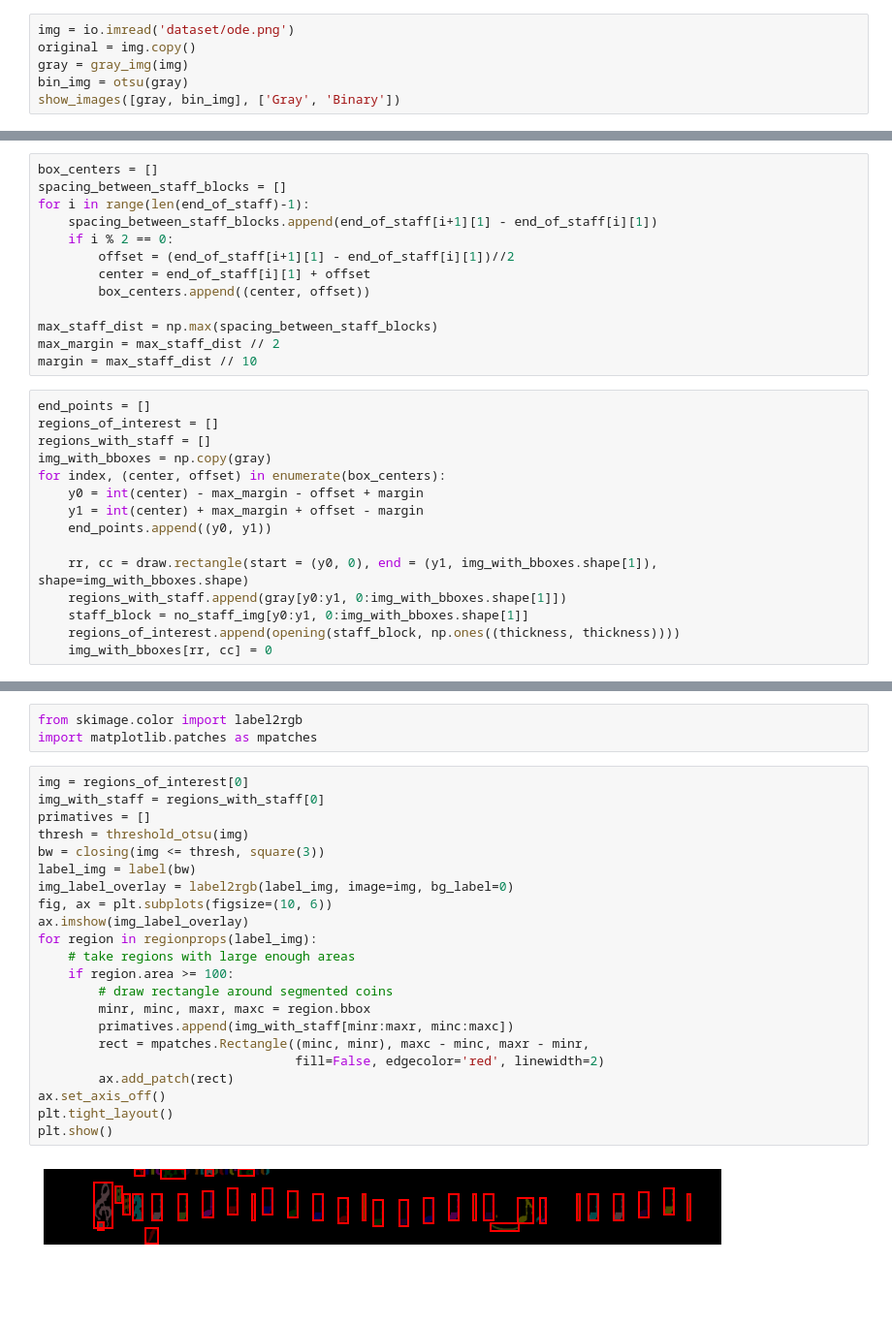
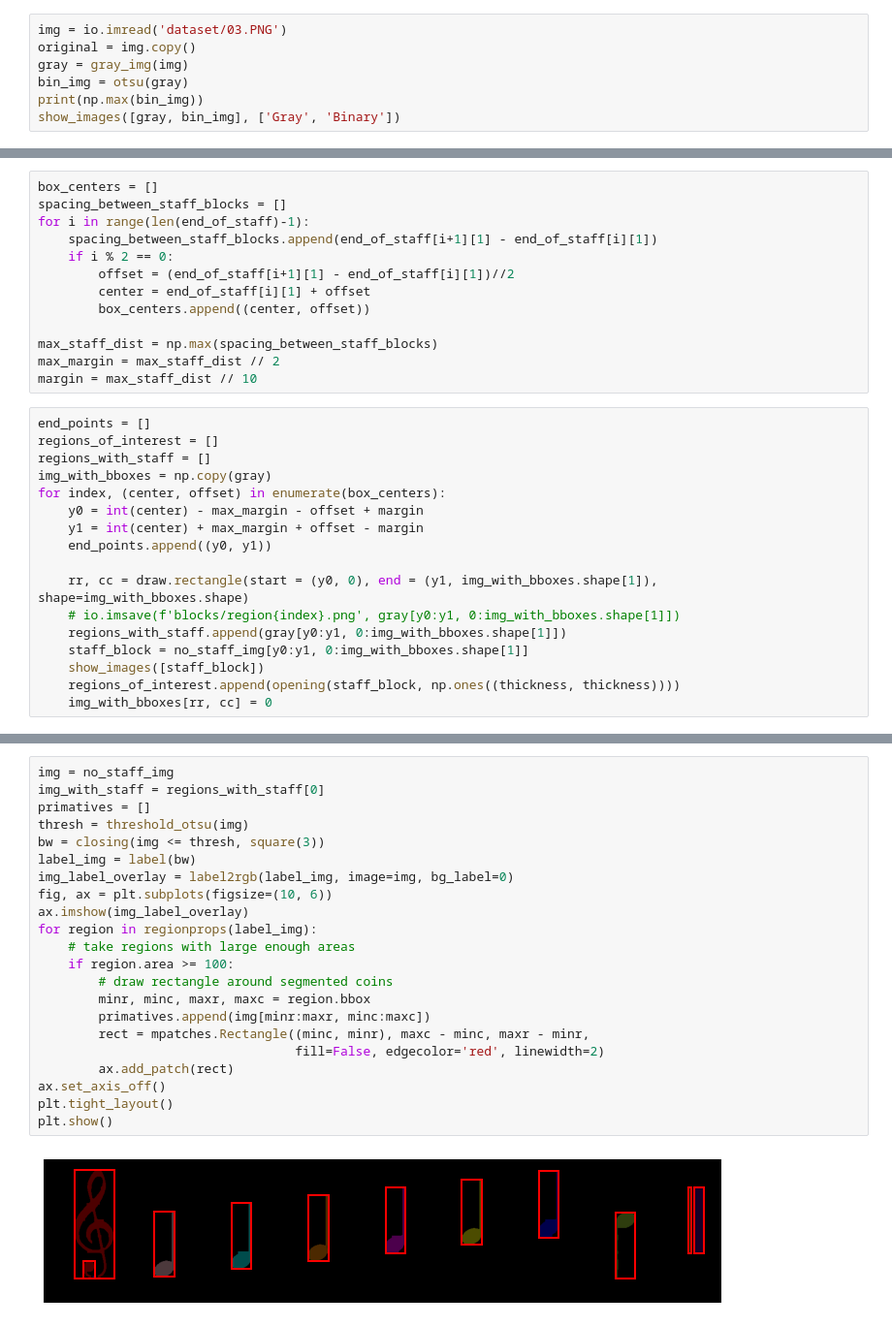
Before and after one commit to aashrafh/Mozart, a Jupyter notebook: omr3.ipynb, the cells around one changed output, grey strips where cells are left out. Shown at 97% size. Drawn from its saved outputs; the diff is of its cells as text; blank space fills up the shorter version.

```diff
--- a/omr3.ipynb
+++ b/omr3.ipynb
@@ -81,9 +82,10 @@ def remove_staff_lines(rle, vals, thickness, shape):
 
     return hv_decode(n_rle, n_vals, shape)
 # %%
-img = io.imread('dataset/ode.png')
+img = io.imread('dataset/03.PNG')
 original = img.copy()
 gray = gray_img(img)
 bin_img = otsu(gray)
+print(np.max(bin_img))
 show_images([gray, bin_img], ['Gray', 'Binary'])
 # %% [output]
@@ -155,7 +158,9 @@ for index, (center, offset) in enumerate(box_centers):
     end_points.append((y0, y1))
 
     rr, cc = draw.rectangle(start = (y0, 0), end = (y1, img_with_bboxes.shape[1]), shape=img_with_bboxes.shape)
+    # io.imsave(f'blocks/region{index}.png', gray[y0:y1, 0:img_with_bboxes.shape[1]])
     regions_with_staff.append(gray[y0:y1, 0:img_with_bboxes.shape[1]])
     staff_block = no_staff_img[y0:y1, 0:img_with_bboxes.shape[1]]
+    show_images([staff_block])
     regions_of_interest.append(opening(staff_block, np.ones((thickness, thickness))))
     img_with_bboxes[rr, cc] = 0
@@ -176,27 +181,24 @@ ROIs....
-# %%
-from skimage.color import label2rgb
-import matplotlib.patches as mpatches
 # %%
-img = regions_of_interest[0]
+img = no_staff_img
 img_with_staff = regions_with_staff[0]
 primatives = []
 thresh = threshold_otsu(img)
 bw = closing(img <= thresh, square(3))
 label_img = label(bw)
 img_label_overlay = label2rgb(label_img, image=img, bg_label=0)
 fig, ax = plt.subplots(figsize=(10, 6))
 ax.imshow(img_label_overlay)
 for region in regionprops(label_img):
     # take regions with large enough areas
     if region.area >= 100:
         # draw rectangle around segmented coins
         minr, minc, maxr, maxc = region.bbox
-        primatives.append(img_with_staff[minr:maxr, minc:maxc])
+        primatives.append(img[minr:maxr, minc:maxc])
         rect = mpatches.Rectangle((minc, minr), maxc - minc, maxr - minr,
                                   fill=False, edgecolor='red', linewidth=2)
         ax.add_patch(rect)
 ax.set_axis_off()
 plt.tight_layout()
 plt.show()
 # %% [output]
-[figure, old version]
+[figure, new version]
```
Also changed, not shown: parts of 20 cells of this notebook, 6 other files.
